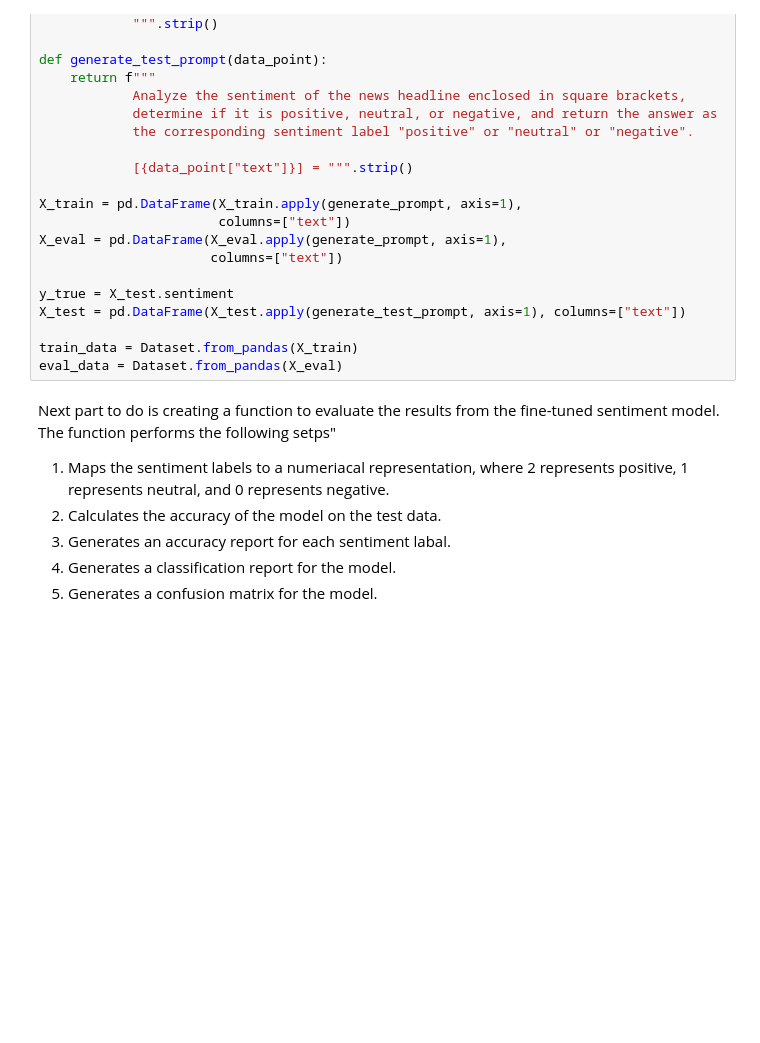
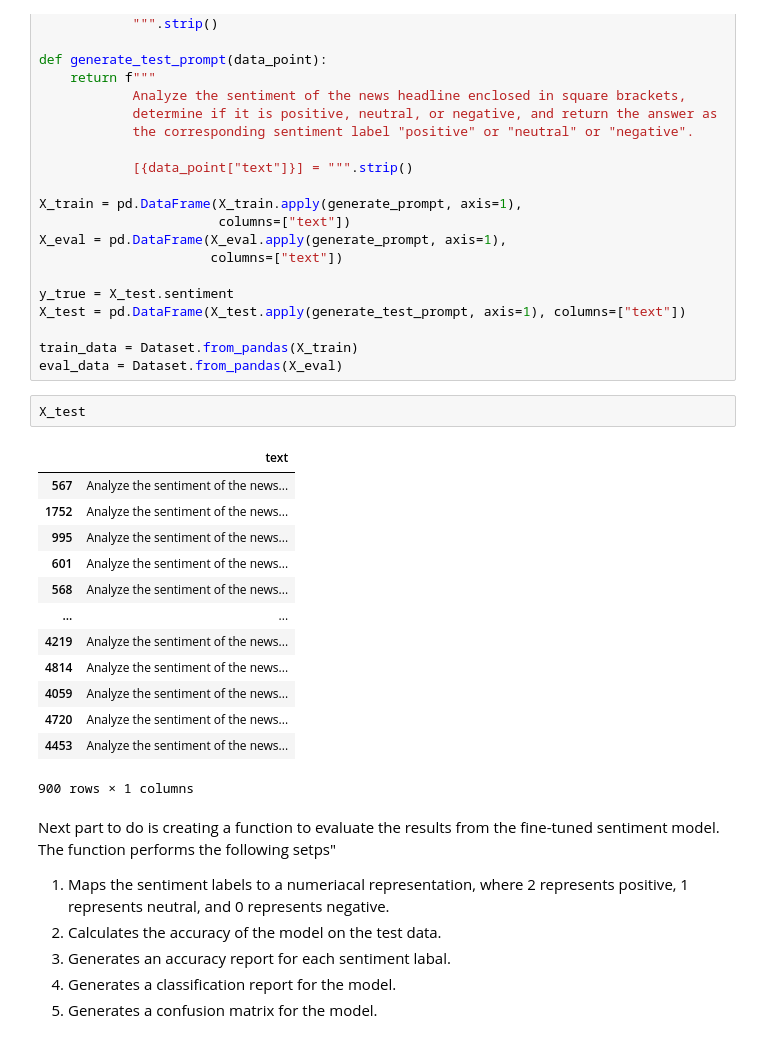
Before and after one commit to Journee-Kim/llama2_sentiment_analysis_stock_price_prediction, a Jupyter notebook: fine-tune-llama2-7b-with-peft-method.ipynb, the cells around one changed output. Saved outputs shown, nothing was run; the diff lists cells and outputs as text; blank space fills up the shorter version.

```diff
--- a/fine-tune-llama2-7b-with-peft-method.ipynb
+++ b/fine-tune-llama2-7b-with-peft-method.ipynb
@@ -141,6 +169,22 @@ X_test = pd.DataFrame(X_test.apply(generate_test_prompt, axis=1), columns=["text
 
 train_data = Dataset.from_pandas(X_train)
 eval_data = Dataset.from_pandas(X_eval)
+# %%
+X_test
+# %% [output]
+|  | text |
+| 567 | Analyze the sentiment of the news... |
+| 1752 | Analyze the sentiment of the news... |
+| 995 | Analyze the sentiment of the news... |
+| 601 | Analyze the sentiment of the news... |
+| 568 | Analyze the sentiment of the news... |
+| ... | ... |
+| 4219 | Analyze the sentiment of the news... |
+| 4814 | Analyze the sentiment of the news... |
+| 4059 | Analyze the sentiment of the news... |
+| 4720 | Analyze the sentiment of the news... |
+| 4453 | Analyze the sentiment of the news... |
+900 rows × 1 columns
 # %% [markdown]
 Next part to do is creating a function to evaluate the results from the fine-tuned sentiment model. The function performs the following setps"
 1. Maps the sentiment labels to a numeriacal representation, where 2 represents positive, 1 represents neutral, and 0 represents negative.
```
Also changed, not shown: parts of 28 cells of this notebook.
